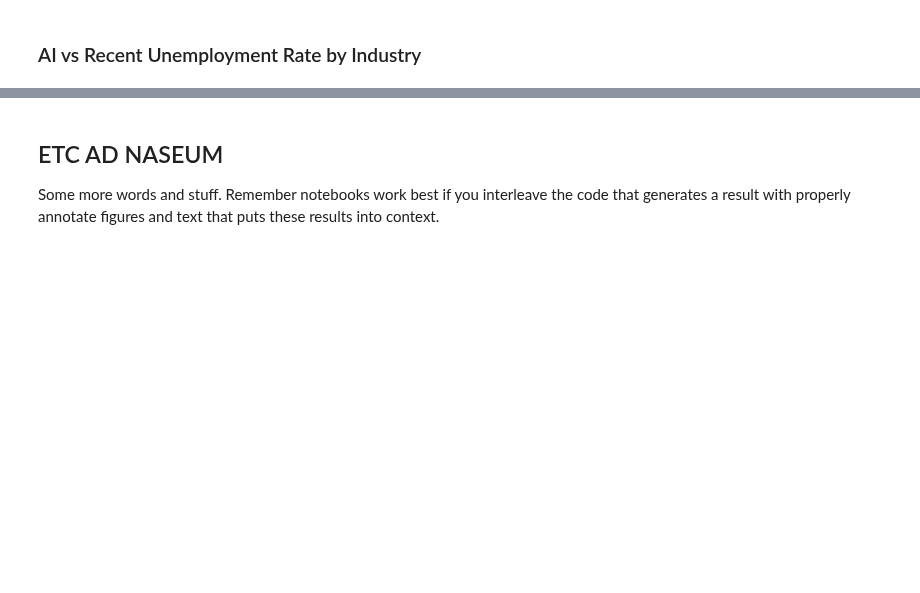
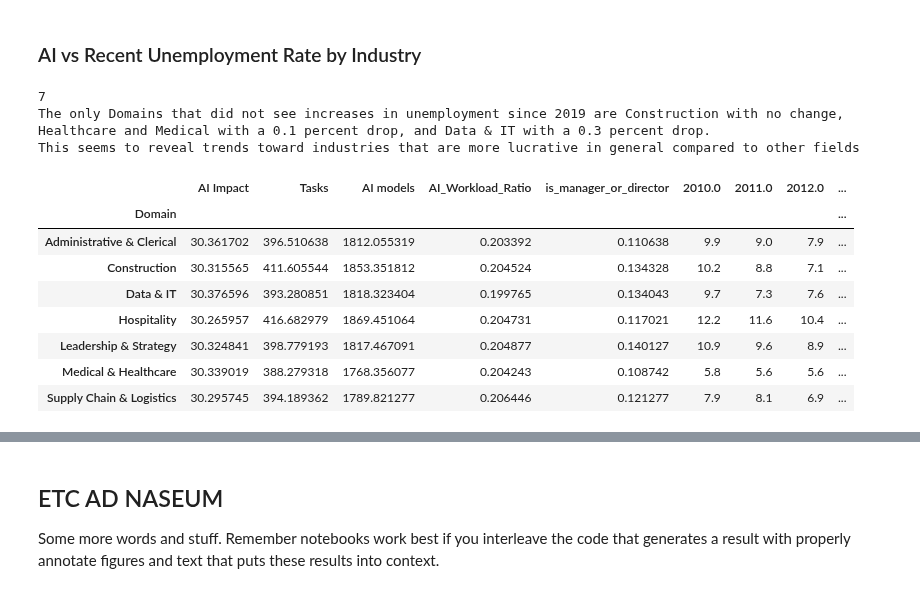
Before and after one commit to arpita-pandey/COGS108_FinalProject, a Jupyter notebook: FinalProject_Group148_WI25.ipynb, the cells around one changed output, grey strips where cells are left out. Saved outputs shown, nothing was run; the diff lists cells and outputs as text; code cells hidden in the pictures; blank space fills up the shorter version.

```diff
--- a/FinalProject_Group148_WI25.ipynb
+++ b/FinalProject_Group148_WI25.ipynb
@@ -348,5 +352,23 @@ Figure 6
 # %% [markdown]
 ### AI vs Recent Unemployment Rate by Industry
+# %%
+print("8")
+print("The only Domains that did not see increases in unemployment since 2019 are Construction with no change, Healthcare and Medical with a 0.1 percent drop, and Data & IT with a 0.3 percent drop.")
+print("This seems to reveal trends toward industries that are more lucrative in general compared to other fields")
+Complete.drop(columns=["Job titiles"]).groupby("Domain").mean()
+# %% [output]
+7
+The only Domains that did not see increases in unemployment since 2019 are Construction with no change, Healthcare and Medical with a 0.1 percent drop, and Data & IT with a 0.3 percent drop.
+This seems to reveal trends toward industries that are more lucrative in general compared to other fields
+|  | AI Impact | Tasks | AI models | AI_Workload_Ratio | is_manager_or_director | 2010.0 | 2011.0 | 2012.0 | ... |
+| Domain |  |  |  |  |  |  |  |  | ... |
+| Administrative & Clerical | 30.361702 | 396.510638 | 1812.055319 | 0.203392 | 0.110638 | 9.9 | 9.0 | 7.9 | ... |
+| Construction | 30.315565 | 411.605544 | 1853.351812 | 0.204524 | 0.134328 | 10.2 | 8.8 | 7.1 | ... |
+| Data & IT | 30.376596 | 393.280851 | 1818.323404 | 0.199765 | 0.134043 | 9.7 | 7.3 | 7.6 | ... |
+| Hospitality | 30.265957 | 416.682979 | 1869.451064 | 0.204731 | 0.117021 | 12.2 | 11.6 | 10.4 | ... |
+| Leadership & Strategy | 30.324841 | 398.779193 | 1817.467091 | 0.204877 | 0.140127 | 10.9 | 9.6 | 8.9 | ... |
+| Medical & Healthcare | 30.339019 | 388.279318 | 1768.356077 | 0.204243 | 0.108742 | 5.8 | 5.6 | 5.6 | ... |
+| Supply Chain & Logistics | 30.295745 | 394.189362 | 1789.821277 | 0.206446 | 0.121277 | 7.9 | 8.1 | 6.9 | ... |
 # %%
 test = Complete.drop(columns=["Job titiles"]).groupby("Domain").mean()
 plt.scatter(test['AI models'], test['DiffCovid'])
```
Also changed, not shown: parts of 2 cells of this notebook.
